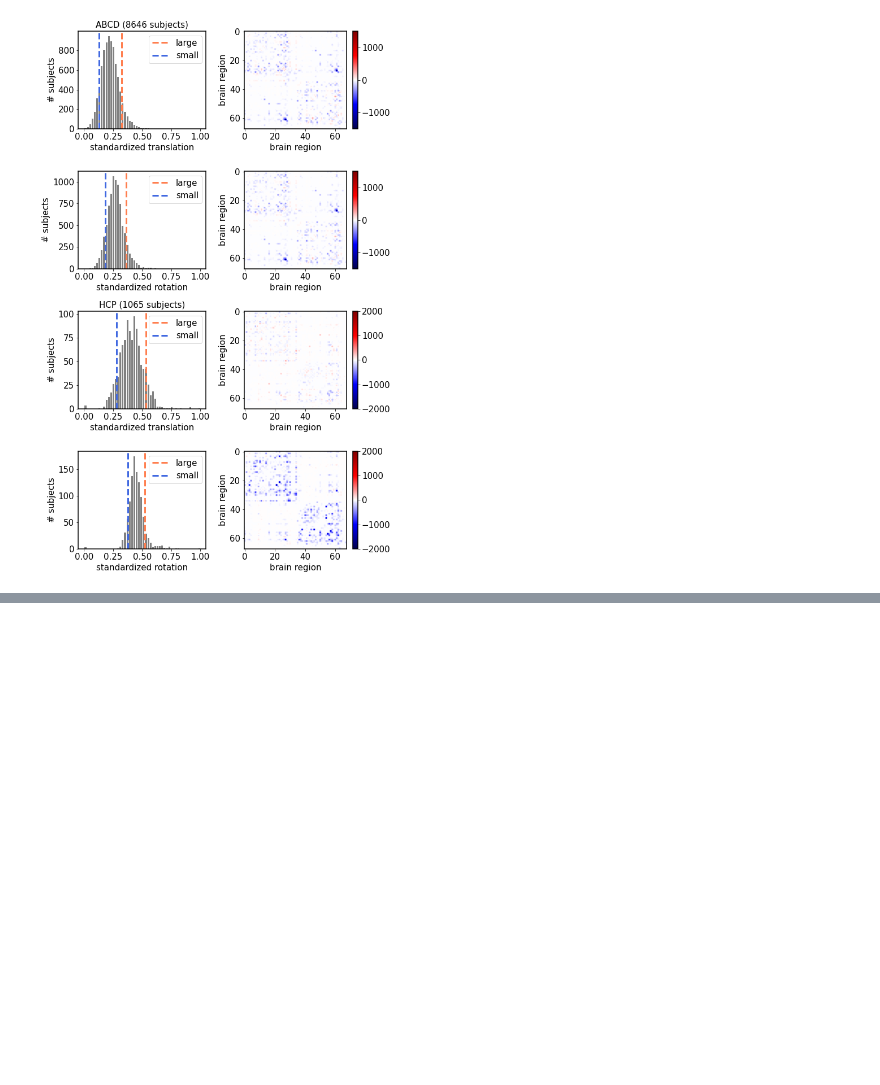
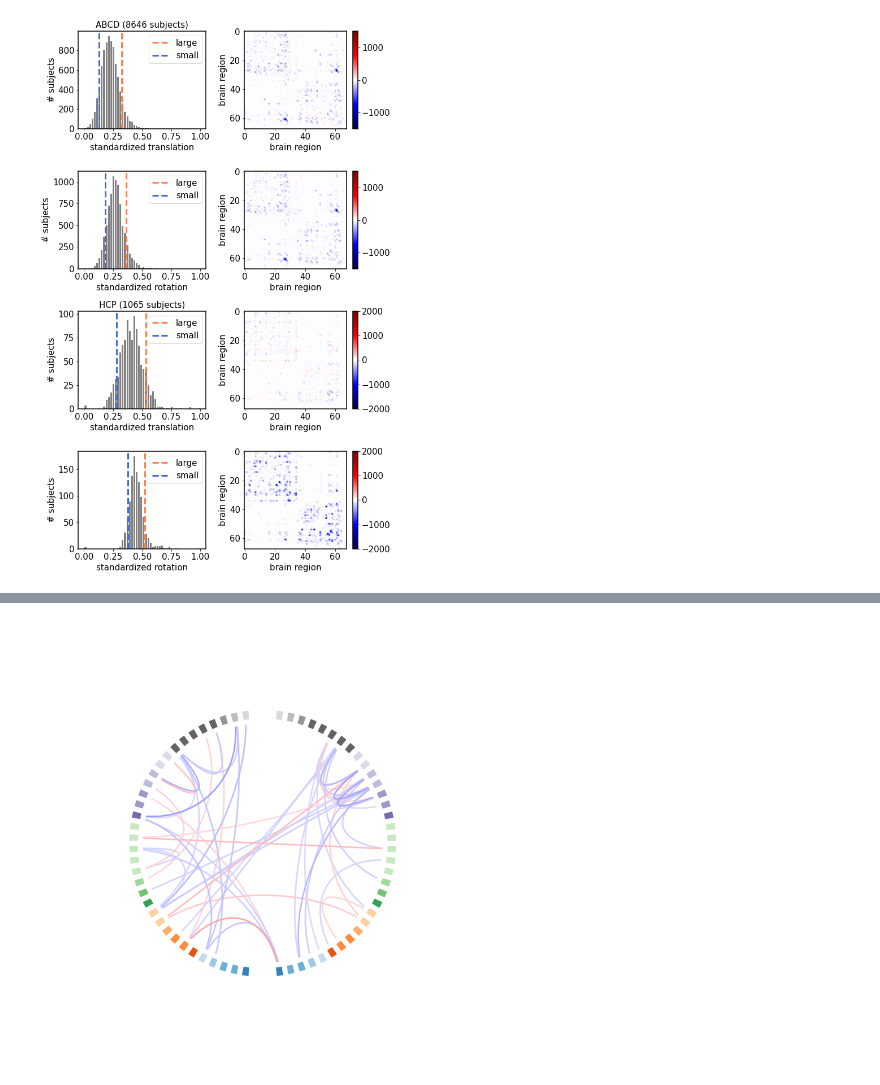
Before and after one commit to yzhang511/inv-vae, a Jupyter notebook: reproducible_results/fig2_quantify_motion.ipynb, the cells around one changed output, grey strips where cells are left out. Saved outputs shown, nothing was run; the diff lists cells and outputs as text; code cells hidden in the pictures; blank space fills up the shorter version.

```diff
--- a/reproducible_results/fig2_quantify_motion.ipynb
+++ b/reproducible_results/fig2_quantify_motion.ipynb
@@ -123,0 +216,20 @@ circular plots of brain connections were generated from an R package and include
+# %%
+fig, ax = plt.subplots(figsize=(8, 8),
+                       subplot_kw=dict(polar=True))
+fig, ax = plot_connectivity_circle(hcp_diff_trans_nets.reshape(n_rois,n_rois)*count_offset,
+                         node_angles=node_angles,
+                         node_colors=label_colors,
+                         facecolor='white',
+                         node_edgecolor='white',
+                         colormap='seismic',
+                         node_height=1.,
+                         node_linewidth=5.,
+                         vmin=-2000,
+                         vmax=2000,
+                         node_names=np.arange(n_rois),
+                         colorbar=False,
+                         n_lines=50, ax=ax)
+fig.tight_layout()
+fig.savefig('saved_figs/fig2_quantify_motion_panel_2_hcp_trans.png', dpi=300);
+# %% [output]
+[figure, added]
```
Also changed, not shown: parts of 9 cells of this notebook, 2 other files.
